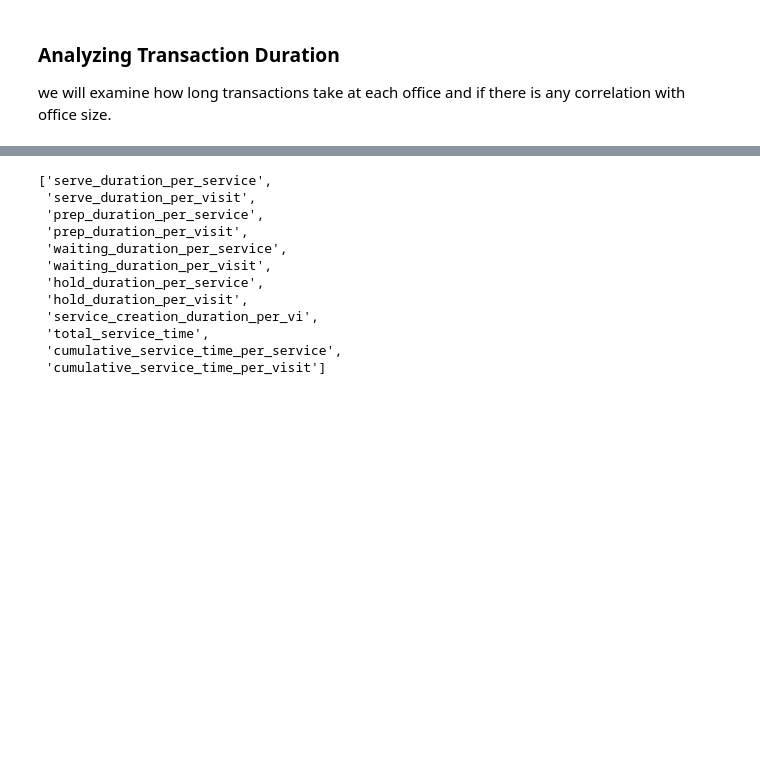
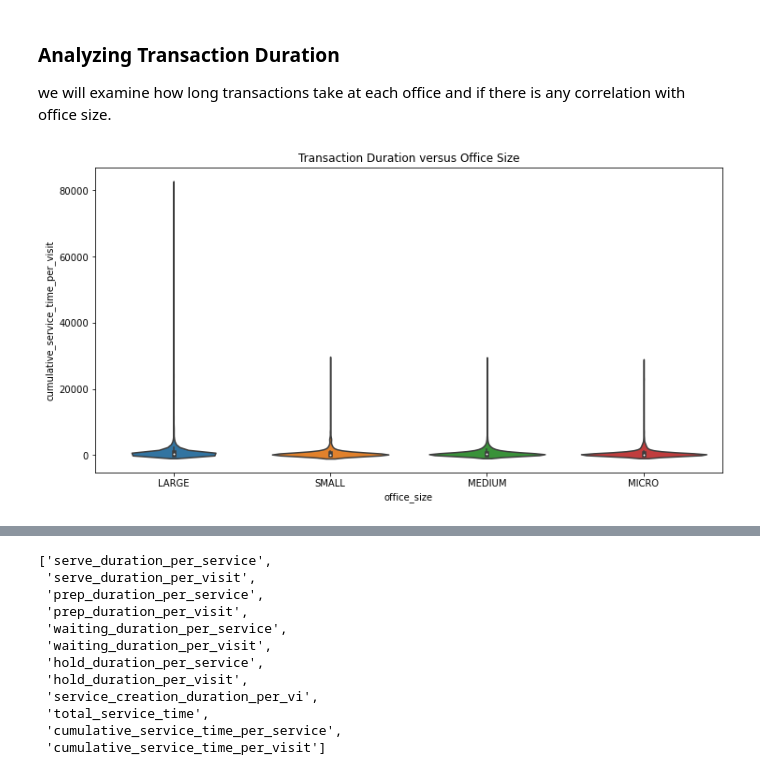
Before and after one commit to varunindurthi/Services-BC-EDA-REQ101268, a Jupyter notebook: data_analysis.ipynb, the cells around one changed output, grey strips where cells are left out. Cells and saved outputs as stored; diff of their text form; code cells hidden in the pictures; blank space fills up the shorter version.

Commit message:
EDA portion box plots

```diff
--- a/data_analysis.ipynb
+++ b/data_analysis.ipynb
@@ -790,6 +803,8 @@ plt.savefig('Distribution of different components of service duration.png');
 we will examine how long transactions take at each office and if there is any correlation with office size.
 # %%
 plt.figure(figsize=(12, 6))
-sns.boxplot(x='office_size', y='serve_duration_per_visit', data=merged_visit_df)
+sns.violinplot(x='office_size', y='cumulative_service_time_per_visit', data=merged_visit_df)
 plt.title('Transaction Duration versus Office Size')
 plt.show()
+# %% [output]
+[figure, added]
```
Also changed, not shown: parts of 11 cells of this notebook.
